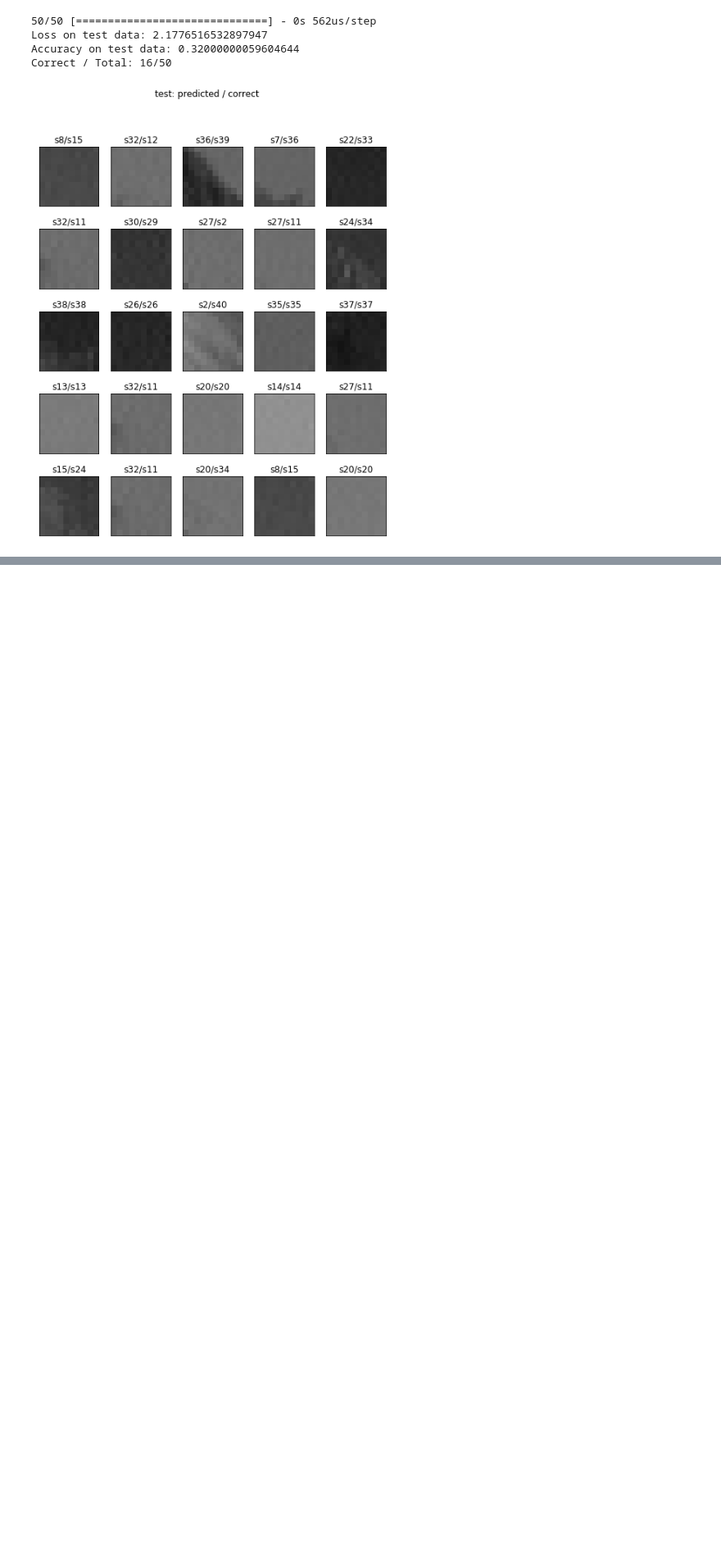
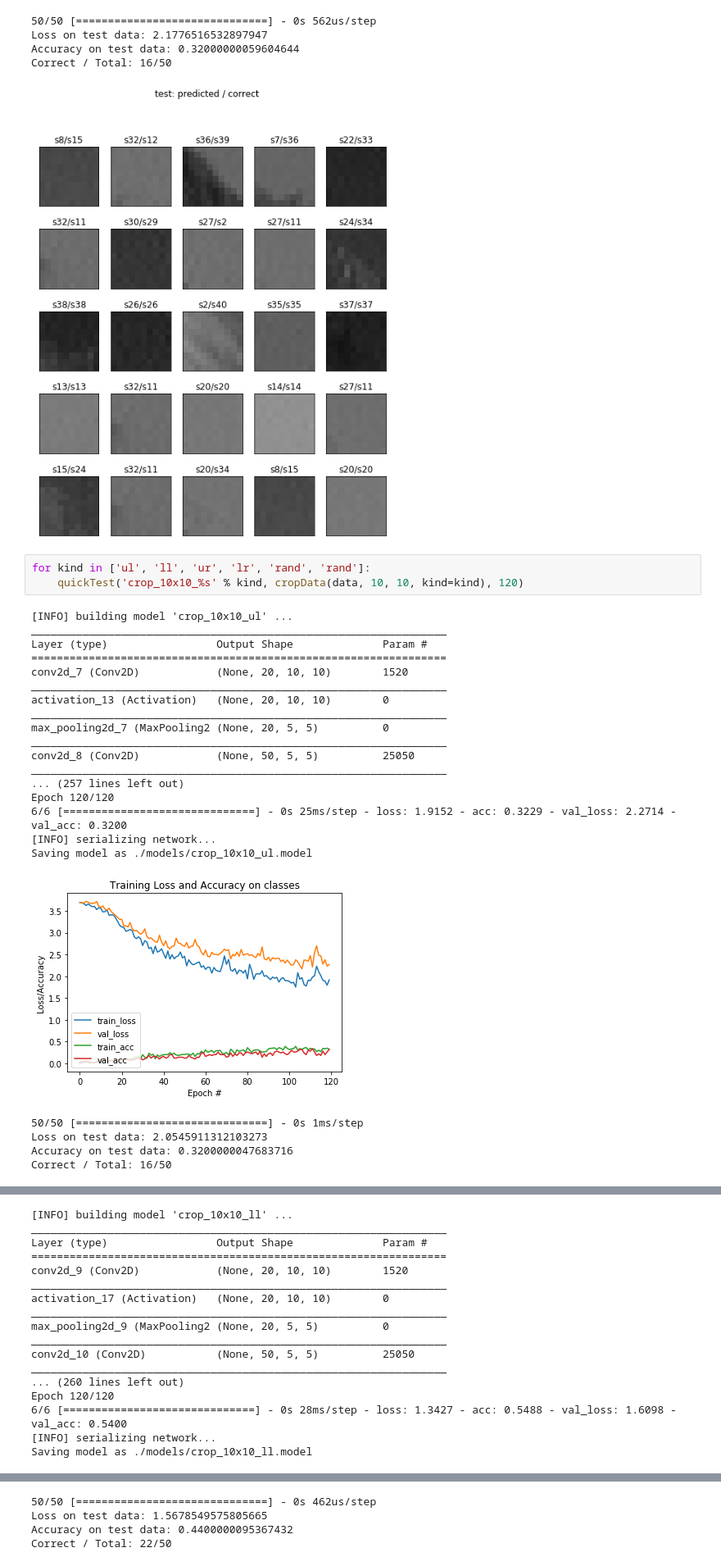
Before and after one commit to nick-paul/dscheck, a Jupyter notebook: FaceDL.ipynb, the cells around one changed output, grey strips where cells are left out. Shown at 82% size. Cells and saved outputs as stored; diff of their text form; blank space fills up the shorter version.

```diff
--- a/FaceDL.ipynb
+++ b/FaceDL.ipynb
@@ -564,3 +564,29 @@ Loss on test data: 2.1776516532897947
 Accuracy on test data: 0.32000000059604644
 Correct / Total: 16/50
 [figure]
+# %%
+for kind in ['ul', 'll', 'ur', 'lr', 'rand', 'rand']:
+    quickTest('crop_10x10_%s' % kind, cropData(data, 10, 10, kind=kind), 120)
+# %% [output]
+[INFO] building model 'crop_10x10_ul' ...
+_________________________________________________________________
+Layer (type)                 Output Shape              Param #
+=================================================================
+conv2d_7 (Conv2D)            (None, 20, 10, 10)        1520
+_________________________________________________________________
+activation_13 (Activation)   (None, 20, 10, 10)        0
+_________________________________________________________________
+max_pooling2d_7 (MaxPooling2 (None, 20, 5, 5)          0
+_________________________________________________________________
+conv2d_8 (Conv2D)            (None, 50, 5, 5)          25050
+_________________________________________________________________
+... (257 lines left out)
+Epoch 120/120
+6/6 [==============================] - 0s 25ms/step - loss: 1.9152 - acc: 0.3229 - val_loss: 2.2714 - val_acc: 0.3200
+[INFO] serializing network...
+Saving model as ./models/crop_10x10_ul.model
+[figure, added]
+50/50 [==============================] - 0s 1ms/step
+Loss on test data: 2.0545911312103273
+Accuracy on test data: 0.3200000047683716
+Correct / Total: 16/50
@@ -566,0 +594,17 @@ Correct / Total: 16/50
+[INFO] building model 'crop_10x10_ll' ...
+_________________________________________________________________
+Layer (type)                 Output Shape              Param #
+=================================================================
+conv2d_9 (Conv2D)            (None, 20, 10, 10)        1520
+_________________________________________________________________
+activation_17 (Activation)   (None, 20, 10, 10)        0
+_________________________________________________________________
+max_pooling2d_9 (MaxPooling2 (None, 20, 5, 5)          0
+_________________________________________________________________
+conv2d_10 (Conv2D)           (None, 50, 5, 5)          25050
+_________________________________________________________________
+... (260 lines left out)
+Epoch 120/120
+6/6 [==============================] - 0s 28ms/step - loss: 1.3427 - acc: 0.5488 - val_loss: 1.6098 - val_acc: 0.5400
+[INFO] serializing network...
+Saving model as ./models/crop_10x10_ll.model
@@ -566,0 +612,4 @@ Correct / Total: 16/50
+50/50 [==============================] - 0s 462us/step
+Loss on test data: 1.5678549575805665
+Accuracy on test data: 0.4400000095367432
+Correct / Total: 22/50
```
Also changed, not shown: parts of 5 cells of this notebook, 3 other files.
